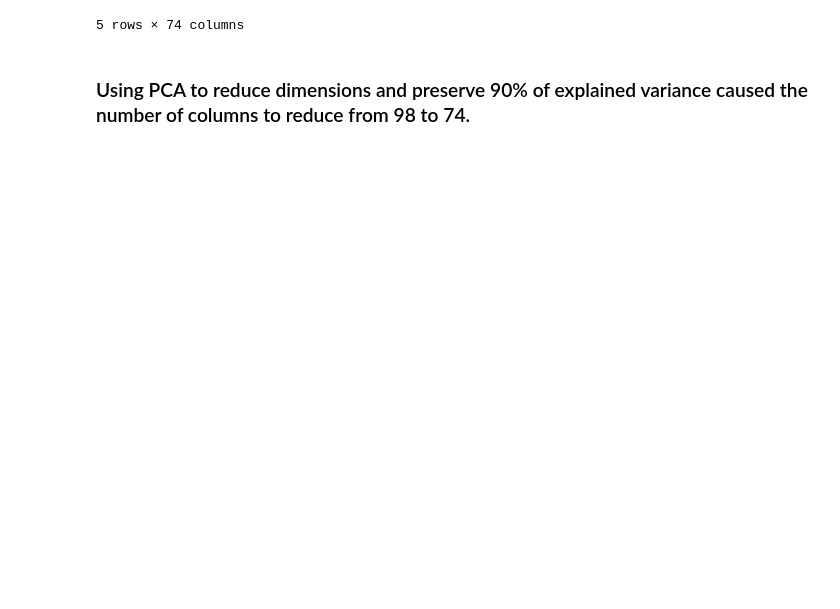
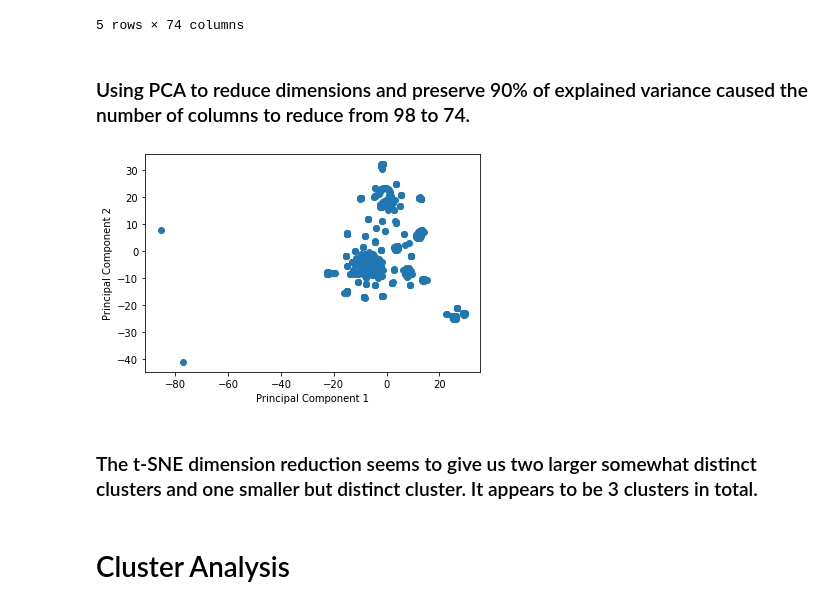
Before and after one commit to khutula/unsupervised-machine-learning-challenge, a Jupyter notebook: Crypto_Clusters.ipynb, the cells around one changed output. Drawn from its saved outputs; the diff is of its cells as text; code cells hidden in the pictures; blank space fills up the shorter version.

Commit message:
tsne

```diff
--- a/Crypto_Clusters.ipynb
+++ b/Crypto_Clusters.ipynb
@@ -131,5 +133,21 @@ pca_df.head()
 | 3 | -0.145184 | -1.320593 | 0.192813 | -0.001229 | -2.420624e-12 | 3.040430e-15 | -1.007631e-15 | -0.002071 | 0.281463 | 0.251862 | ... | ... |
 | 4 | -0.151768 | -2.036192 | 0.396182 | -0.001705 | -3.352037e-12 | 1.674182e-15 | -1.227687e-15 | 0.027735 | 0.519099 | 0.188820 | ... | ... |
 5 rows × 74 columns
-# %% [markdown]
-### Using PCA to reduce dimensions and preserve 90% of explained variance caused the number of columns to reduce from 98 to 74.
+# %% [markdown]
+### Using PCA to reduce dimensions and preserve 90% of explained variance caused the number of columns to reduce from 98 to 74.
+# %%
+# Use t-SNE to further reduce the dataset dimensions
+tsne = TSNE(learning_rate=150)
+tsne_features = tsne.fit_transform(pca_df)
+
+# show scatter plot of t-SNE features
+plt.scatter(tsne_features[:,0], tsne_features[:,1])
+plt.xlabel("Principal Component 1")
+plt.ylabel("Principal Component 2")
+plt.show()
+# %% [output]
+[figure, added]
+# %% [markdown]
+### The t-SNE dimension reduction seems to give us two larger somewhat distinct clusters and one smaller but distinct cluster. It appears to be 3 clusters in total.
+# %% [markdown]
+# Cluster Analysis
```
Also changed, not shown: parts of 1 cell of this notebook.
